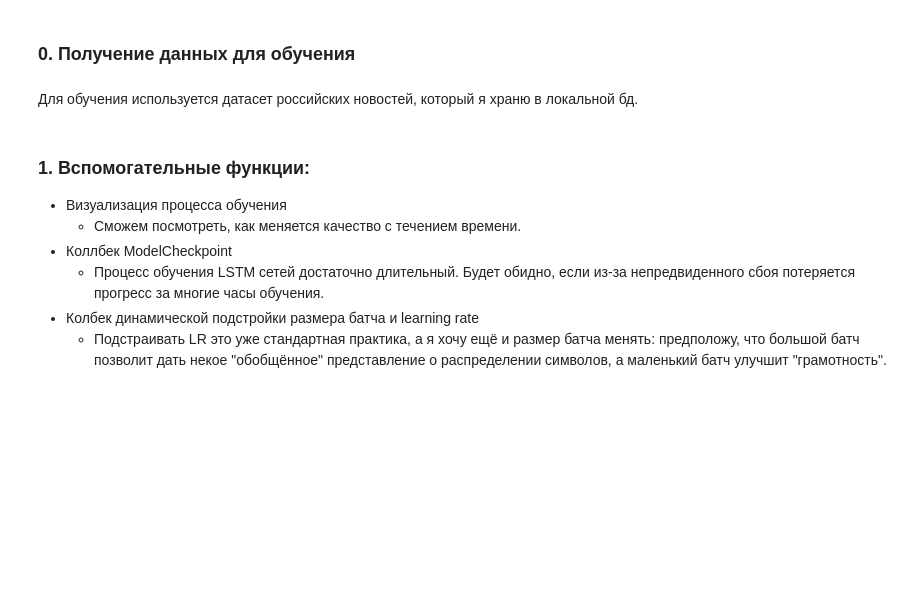
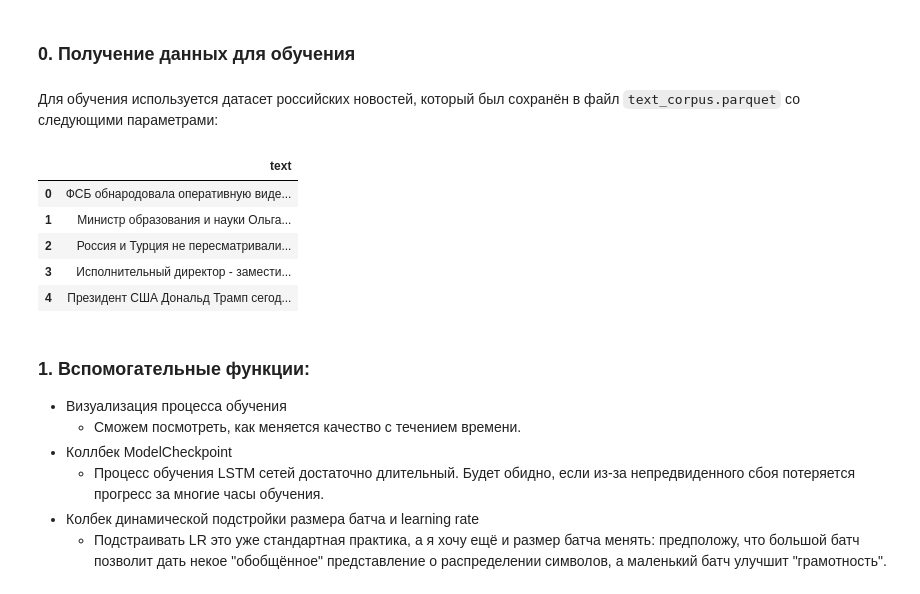
Before and after one commit to tomateit/text-generation-demo, a Jupyter notebook: notebooks/HowThisIsDone.ipynb, the cells around one changed output. Cells and saved outputs as stored; diff of their text form; code cells hidden in the pictures; blank space fills up the shorter version.

```diff
--- a/notebooks/HowThisIsDone.ipynb
+++ b/notebooks/HowThisIsDone.ipynb
@@ -23,4 +22,4 @@ from tqdm import tqdm
 # %% [markdown]
 ### 0. Получение данных для обучения
 # %% [markdown]
-Для обучения используется датасет российских новостей, который я храню в локальной бд.
+Для обучения используется датасет российских новостей, который был сохранён в файл `text_corpus.parquet` со следующими параметрами:
@@ -35,3 +28,14 @@ data = pd.read_sql("""
+# %%
+data = pd.read_parquet("text_corpus.parquet", engine="pyarrow")
+# %%
+data.head()
+# %% [output]
+|  | text |
+| 0 | ФСБ обнародовала оперативную виде... |
+| 1 | Министр образования и науки Ольга... |
+| 2 | Россия и Турция не пересматривали... |
+| 3 | Исполнительный директор - замести... |
+| 4 | Президент США Дональд Трамп сегод... |
 # %% [markdown]
 ### 1. Вспомогательные функции:
 + Визуализация процесса обучения
```
Also changed, not shown: parts of 28 cells of this notebook.
